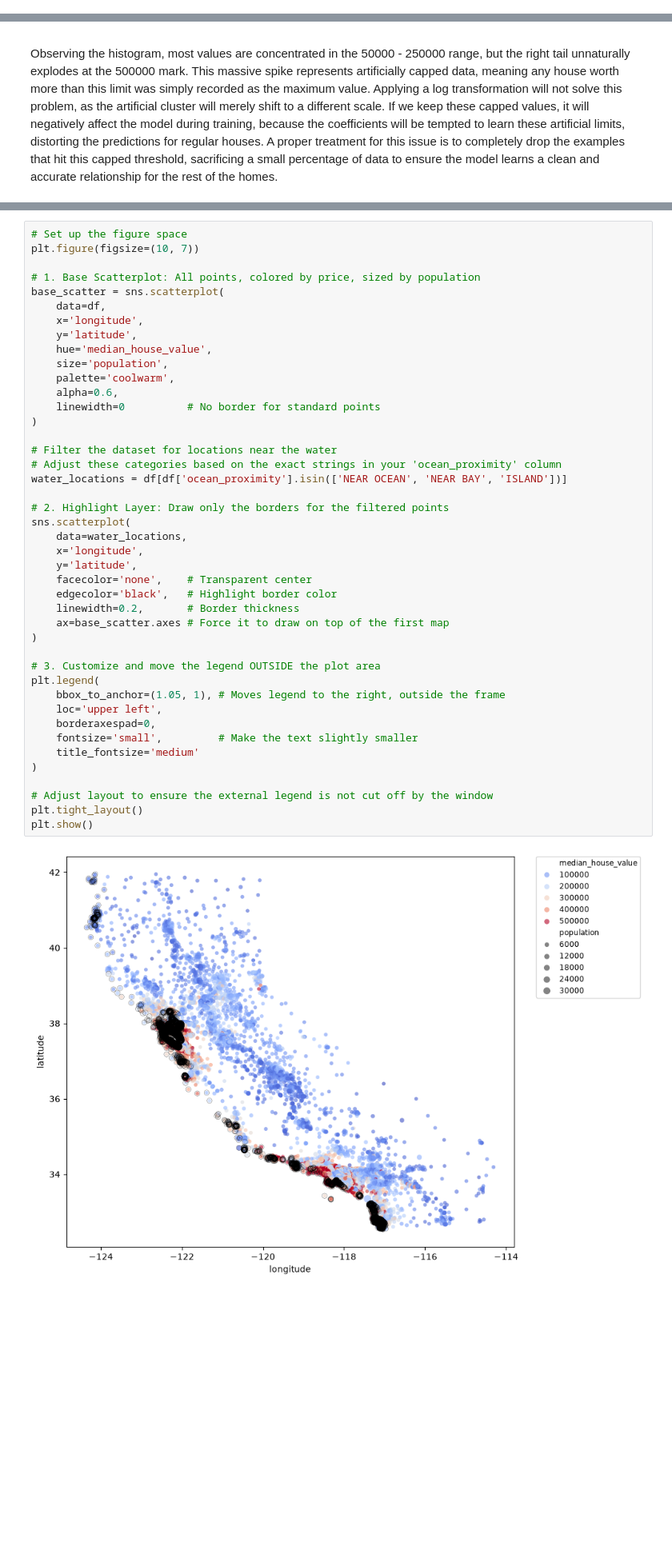
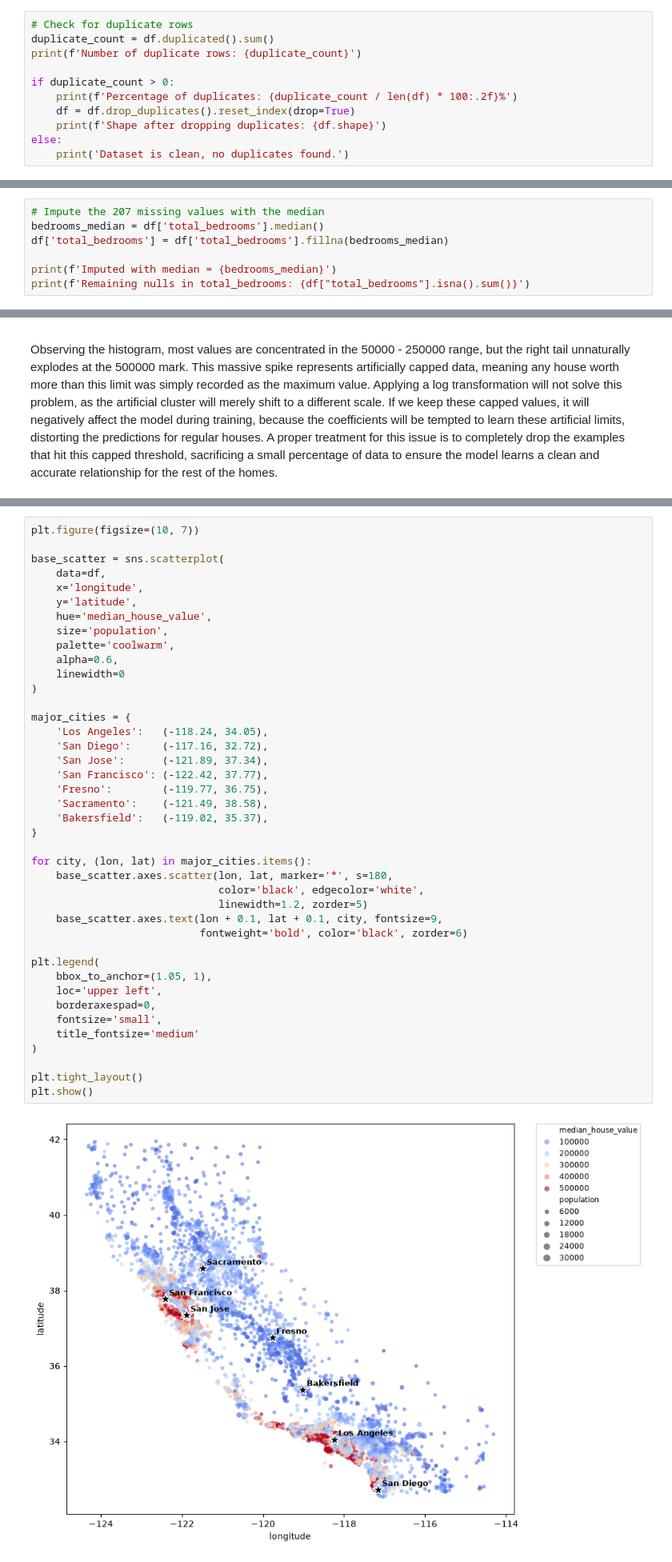
Before and after one commit to kovexison/Practica-AI, a Jupyter notebook: 01-ML-Regression/house_pricing.ipynb, the cells around one changed output, grey strips where cells are left out. Shown at 80% size. Cells and saved outputs as stored; diff of their text form; blank space fills up the shorter version.

```diff
--- a/01-ML-Regression/house_pricing.ipynb
+++ b/01-ML-Regression/house_pricing.ipynb
@@ -20,0 +16,11 @@ df.head(10)
+# %%
+# Check for duplicate rows
+duplicate_count = df.duplicated().sum()
+print(f'Number of duplicate rows: {duplicate_count}')
+
+if duplicate_count > 0:
+    print(f'Percentage of duplicates: {duplicate_count / len(df) * 100:.2f}%')
+    df = df.drop_duplicates().reset_index(drop=True)
+    print(f'Shape after dropping duplicates: {df.shape}')
+else:
+    print('Dataset is clean, no duplicates found.')
@@ -105,0 +160,7 @@ dtype: float64
+# %%
+# Impute the 207 missing values with the median
+bedrooms_median = df['total_bedrooms'].median()
+df['total_bedrooms'] = df['total_bedrooms'].fillna(bedrooms_median)
+
+print(f'Imputed with median = {bedrooms_median}')
+print(f'Remaining nulls in total_bedrooms: {df["total_bedrooms"].isna().sum()}')
@@ -119,48 +208,46 @@ Observing the histogram, most values are concentrated in the 50000 - 250000 rang
 # %%
-# Set up the figure space
 plt.figure(figsize=(10, 7))
 
-# 1. Base Scatterplot: All points, colored by price, sized by population
 base_scatter = sns.scatterplot(
     data=df,
     x='longitude',
     y='latitude',
     hue='median_house_value',
     size='population',
     palette='coolwarm',
     alpha=0.6,
-    linewidth=0          # No border for standard points
+    linewidth=0
 )
 
-# Filter the dataset for locations near the water
-# Adjust these categories based on the exact strings in your 'ocean_proximity' column
-water_locations = df[df['ocean_proximity'].isin(['NEAR OCEAN', 'NEAR BAY', 'ISLAND'])]
+major_cities = {
+    'Los Angeles':   (-118.24, 34.05),
+    'San Diego':     (-117.16, 32.72),
+    'San Jose':      (-121.89, 37.34),
+    'San Francisco': (-122.42, 37.77),
+    'Fresno':        (-119.77, 36.75),
+    'Sacramento':    (-121.49, 38.58),
+    'Bakersfield':   (-119.02, 35.37),
+}
 
-# 2. Highlight Layer: Draw only the borders for the filtered points
-sns.scatterplot(
-    data=water_locations,
-    x='longitude',
-    y='latitude',
-    facecolor='none',    # Transparent center
-    edgecolor='black',   # Highlight border color
-    linewidth=0.2,       # Border thickness
-    ax=base_scatter.axes # Force it to draw on top of the first map
-)
+for city, (lon, lat) in major_cities.items():
+    base_scatter.axes.scatter(lon, lat, marker='*', s=180,
+                              color='black', edgecolor='white',
+                              linewidth=1.2, zorder=5)
+    base_scatter.axes.text(lon + 0.1, lat + 0.1, city, fontsize=9,
+                           fontweight='bold', color='black', zorder=6)
 
-# 3. Customize and move the legend OUTSIDE the plot area
 plt.legend(
-    bbox_to_anchor=(1.05, 1), # Moves legend to the right, outside the frame
+    bbox_to_anchor=(1.05, 1),
     loc='upper left',
     borderaxespad=0,
-    fontsize='small',         # Make the text slightly smaller
+    fontsize='small',
     title_fontsize='medium'
 )
 
-# Adjust layout to ensure the external legend is not cut off by the window
 plt.tight_layout()
 plt.show()
 # %% [output]
-[figure, old version]
+[figure, new version]
 # %% [markdown]
 ## Conclusion:
 
```
Also changed, not shown: parts of 27 cells of this notebook, 3 other files.
